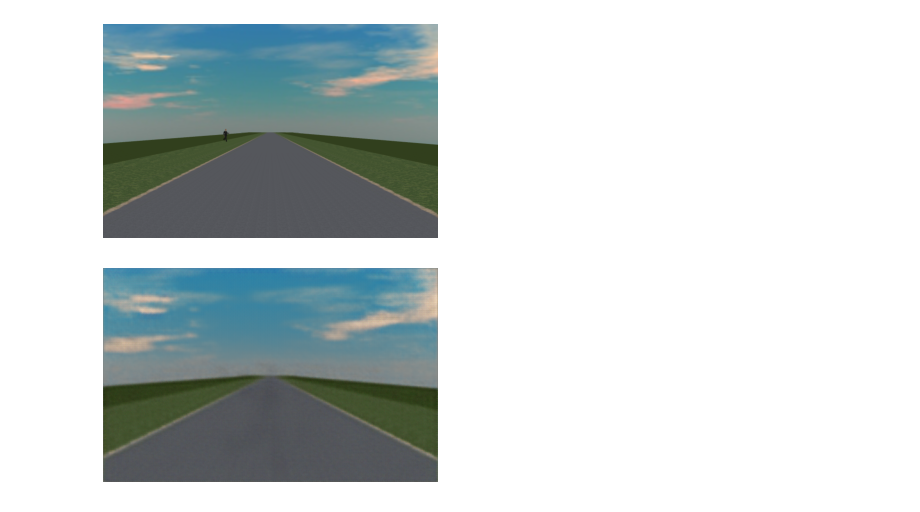
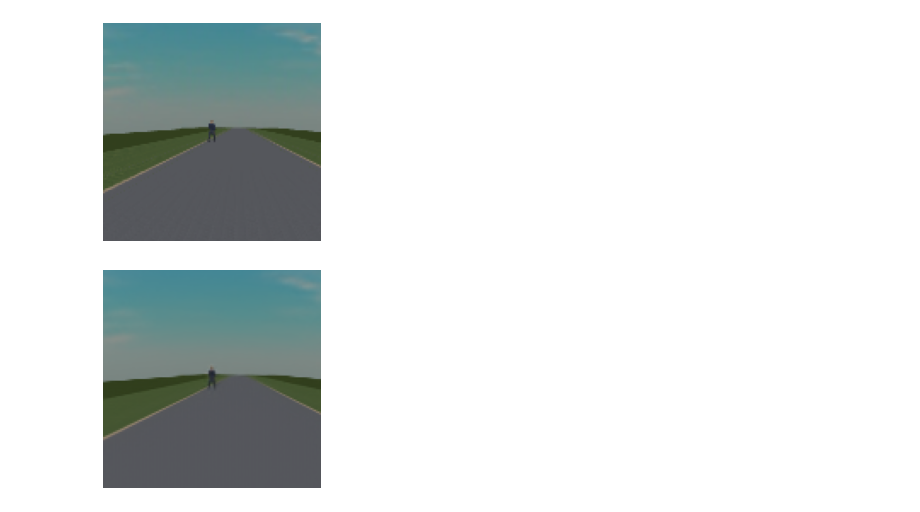
Before and after one commit to jenshenriksson/smirk-yolo, a Jupyter notebook: vae_prosivic.ipynb, the cells around one changed output. Saved outputs shown, nothing was run; the diff lists cells and outputs as text; code cells hidden in the pictures.

Commit message:
Fixed some VAE training bugs

```diff
--- a/vae_prosivic.ipynb
+++ b/vae_prosivic.ipynb
@@ -25,8 +26,9 @@ from tensorflow.keras.preprocessing.image import ImageDataGenerator
 datagen = ImageDataGenerator(rescale=1.0/255)
 
 datagen_generator = datagen.flow_from_directory(
-    '../Data/InternalTest/inliers/',
-    target_size=(480, 752), batch_size=8,
+    './vae_dataset/',
+    target_size=(128, 128),
+    batch_size=32,
     shuffle=True,
 )
 # %% [output]
@@ -74,31 +71,31 @@ Trainable params: 46,479,139
 Non-trainable params: 0
 _________________________________________________________________
 # %%
-od = OutlierVAE(threshold=.015,  # threshold for outlier score
-                score_type='mse',  # use MSE of reconstruction error for outlier detection
+od = OutlierAE(threshold=.015,  # threshold for outlier score
                 encoder_net=encoder_net,  # can also pass VAE model instead
                 decoder_net=decoder_net,  # of separate encoder and decoder
-                latent_dim=latent_dim,
-                samples=2)
+            )
+# %%
+epochs = 20
+savepath = './saves/outlierdetector_'
 # %%
-import gc
-epochs = 10
-ctr = 0
-savepath = './saves/outlierdetector_'
+
+# Train the AE.
 for e in range(epochs):
-    for _ in range(len(datagen_generator)):
+    for _ in tq.tqdm(range(len(datagen_generator))):
         gc.collect()
-        ctr += 1
+
+        # Get next set of images
         imgs = next(datagen_generator)
         img_train = imgs[0]
+
+        # Train
         od.fit(img_train,
-           loss_fn=elbo,
-           cov_elbo=dict(sim=.05),
            epochs=1,
-           verbose=True)
+           verbose=False
+        )
 
-        # save the trained outlier detector
-        if ctr % 173*2 == 0:
-            filepath = savepath + str(e) + "_" + str(ctr)
-            save_detector(od, filepath)
+    # Save after each epoch.
+    filepath = savepath + str(e)
+    save_detector(od, filepath)
 # %% [output]
@@ -220,14 +127,14 @@ Directory saves\outlierdetector_0_1038\model does not exist and is now created.
 # %%
-X = img_train[0].reshape(1, 480, 752, 3)
-X_recon = od.vae(X)
-plt.imshow(X.reshape(480, 752, 3))
+X = img_train[0].reshape(1, 128, 128, 3)
+X_recon = od.ae(X)
+plt.imshow(X.reshape(128, 128, 3))
 plt.axis('off')
 plt.show()
 # %% [output]
-[figure, old version]
+[figure, new version]
 # %%
-plt.imshow(X_recon.numpy().reshape(480, 752, 3))
+plt.imshow(X_recon.numpy().reshape(128, 128, 3))
 plt.axis('off')
 plt.show()
 # %% [output]
-[figure, old version]
+[figure, new version]
```
Also changed, not shown: parts of 7 cells of this notebook.
